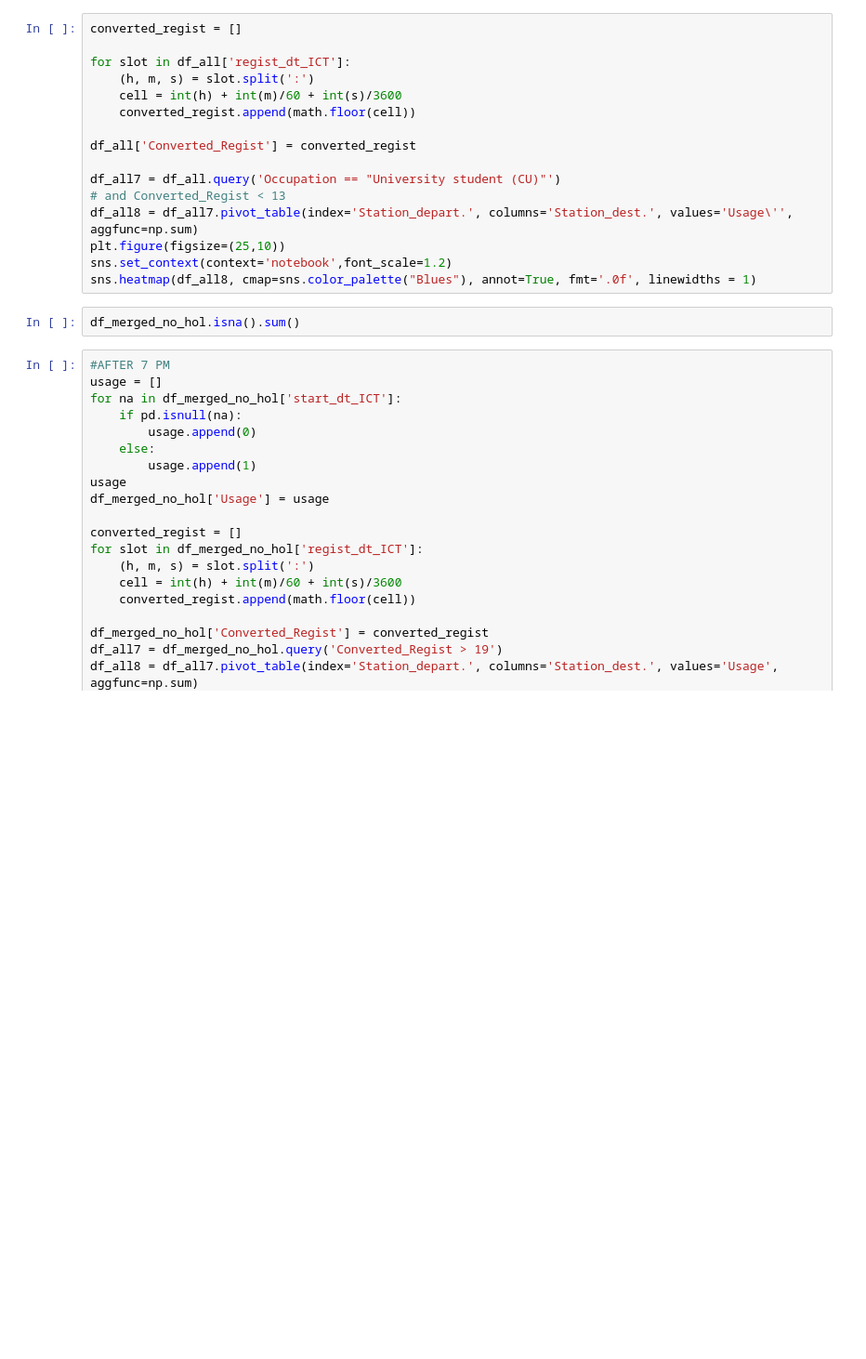
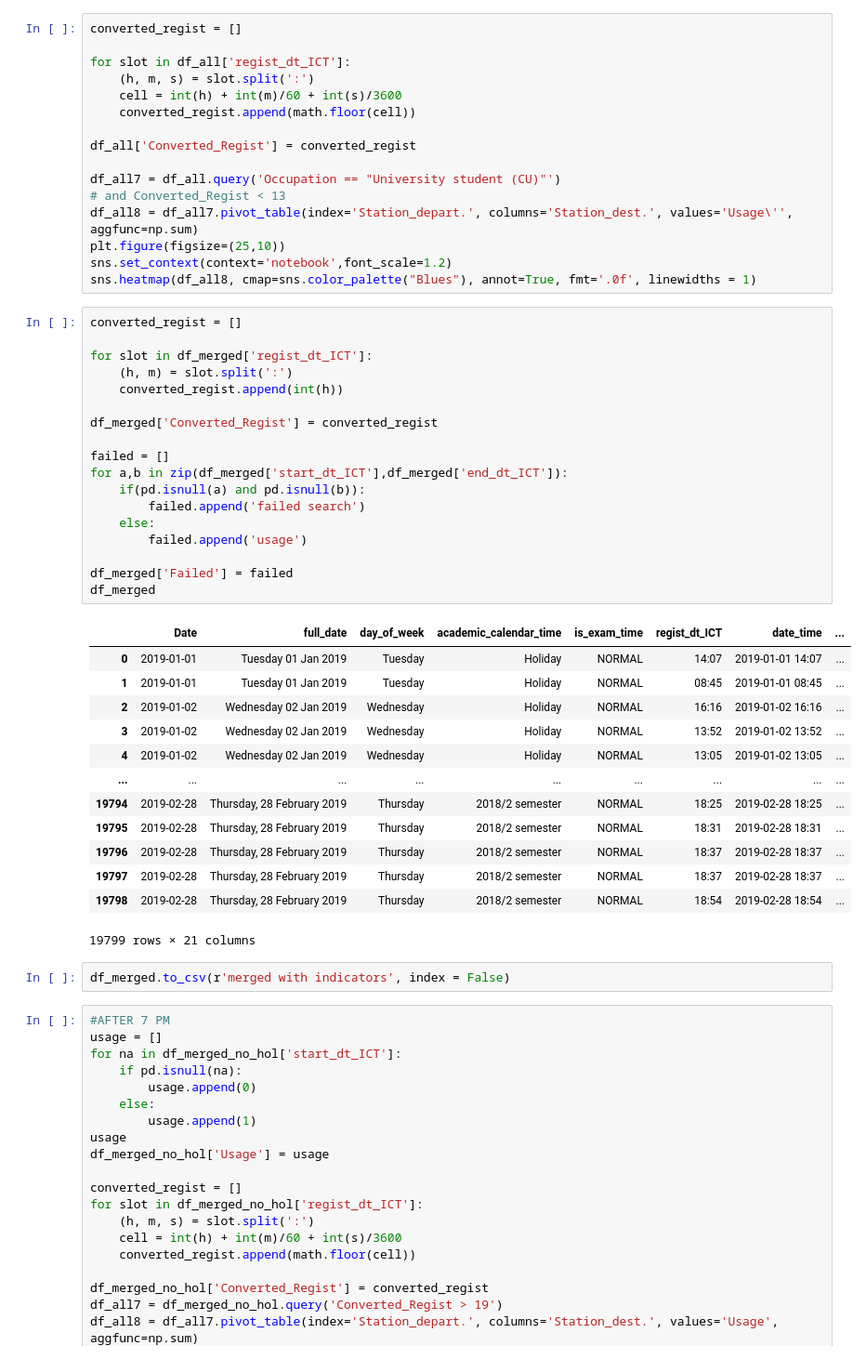
Before and after one commit to winnpm/ha-mo_data_visualization, a Jupyter notebook: Hamo_data_visualization.ipynb, the cells around one changed output. Shown at 93% size. Drawn from its saved outputs; the diff is of its cells as text; blank space fills up the shorter version.

```diff
--- a/Hamo_data_visualization.ipynb
+++ b/Hamo_data_visualization.ipynb
@@ -107,8 +107,40 @@ df_all8 = df_all7.pivot_table(index='Station_depart.', columns='Station_dest.',
 plt.figure(figsize=(25,10))
 sns.set_context(context='notebook',font_scale=1.2)
 sns.heatmap(df_all8, cmap=sns.color_palette("Blues"), annot=True, fmt='.0f', linewidths = 1)
-# %%
-df_merged_no_hol.isna().sum()
+# %%
+converted_regist = []
+
+for slot in df_merged['regist_dt_ICT']:
+    (h, m) = slot.split(':')
+    converted_regist.append(int(h))
+
+df_merged['Converted_Regist'] = converted_regist
+
+failed = []
+for a,b in zip(df_merged['start_dt_ICT'],df_merged['end_dt_ICT']):
+    if(pd.isnull(a) and pd.isnull(b)):
+        failed.append('failed search')
+    else:
+        failed.append('usage')
+
+df_merged['Failed'] = failed
+df_merged
+# %% [output]
+|  | Date | full_date | day_of_week | academic_calendar_time | is_exam_time | regist_dt_ICT | date_time | ... |
+| 0 | 2019-01-01 | Tuesday 01 Jan 2019 | Tuesday | Holiday | NORMAL | 14:07 | 2019-01-01 14:07 | ... |
+| 1 | 2019-01-01 | Tuesday 01 Jan 2019 | Tuesday | Holiday | NORMAL | 08:45 | 2019-01-01 08:45 | ... |
+| 2 | 2019-01-02 | Wednesday 02 Jan 2019 | Wednesday | Holiday | NORMAL | 16:16 | 2019-01-02 16:16 | ... |
+| 3 | 2019-01-02 | Wednesday 02 Jan 2019 | Wednesday | Holiday | NORMAL | 13:52 | 2019-01-02 13:52 | ... |
+| 4 | 2019-01-02 | Wednesday 02 Jan 2019 | Wednesday | Holiday | NORMAL | 13:05 | 2019-01-02 13:05 | ... |
+| ... | ... | ... | ... | ... | ... | ... | ... | ... |
+| 19794 | 2019-02-28 | Thursday, 28 February 2019 | Thursday | 2018/2 semester | NORMAL | 18:25 | 2019-02-28 18:25 | ... |
+| 19795 | 2019-02-28 | Thursday, 28 February 2019 | Thursday | 2018/2 semester | NORMAL | 18:31 | 2019-02-28 18:31 | ... |
+| 19796 | 2019-02-28 | Thursday, 28 February 2019 | Thursday | 2018/2 semester | NORMAL | 18:37 | 2019-02-28 18:37 | ... |
+| 19797 | 2019-02-28 | Thursday, 28 February 2019 | Thursday | 2018/2 semester | NORMAL | 18:37 | 2019-02-28 18:37 | ... |
+| 19798 | 2019-02-28 | Thursday, 28 February 2019 | Thursday | 2018/2 semester | NORMAL | 18:54 | 2019-02-28 18:54 | ... |
+19799 rows × 21 columns
+# %%
+df_merged.to_csv(r'merged with indicators', index = False)
 # %%
 #AFTER 7 PM
 usage = []
```
Also changed, not shown: parts of 2 cells of this notebook, 7 other files.
